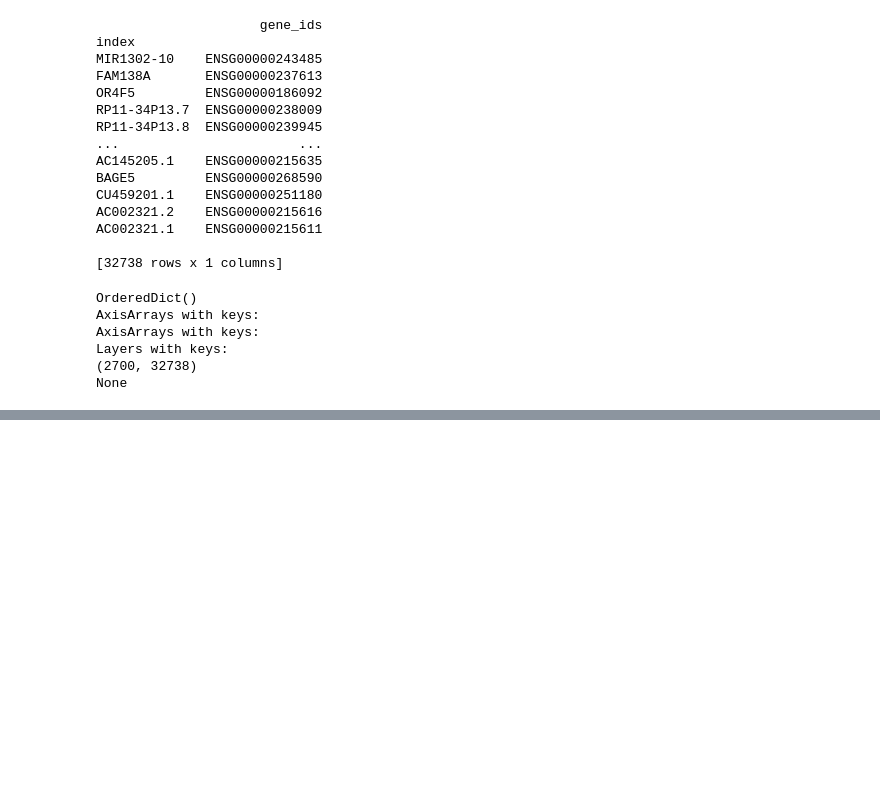
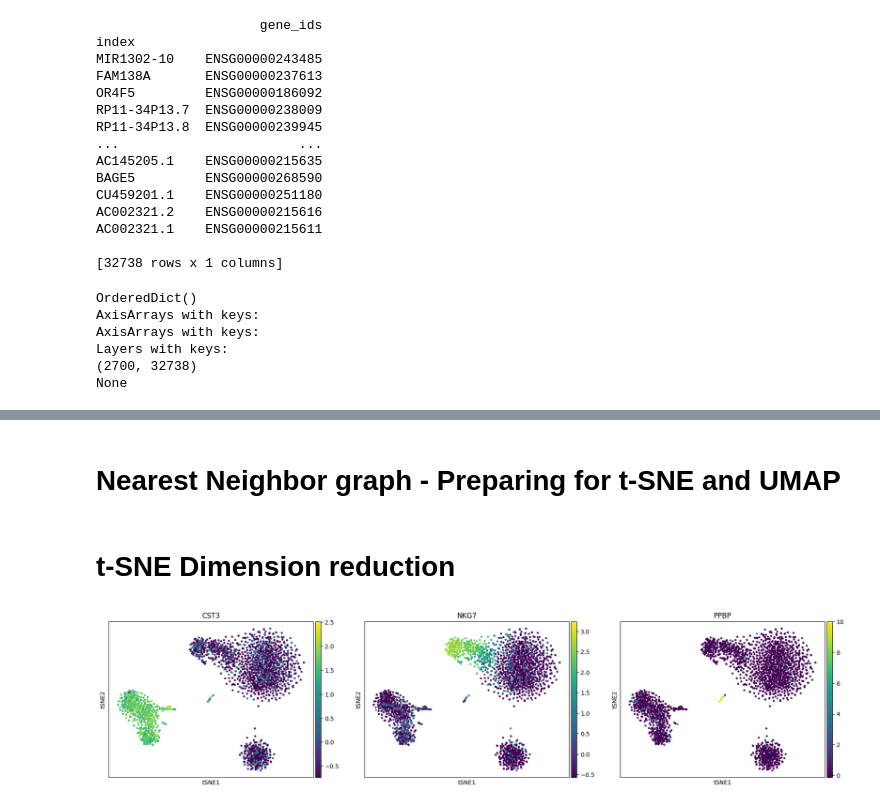
Before and after one commit to Bhuvan-1707/Semester-3-Team-C2-Projects, a Jupyter notebook: Single-Cell-RNA-Seq-Analysis/main.ipynb, the cells around one changed output, grey strips where cells are left out. Cells and saved outputs as stored; diff of their text form; code cells hidden in the pictures; blank space fills up the shorter version.

```diff
--- a/Single-Cell-RNA-Seq-Analysis/main.ipynb
+++ b/Single-Cell-RNA-Seq-Analysis/main.ipynb
@@ -56,0 +109,2 @@ None
+# %% [markdown]
+# Nearest Neighbor graph - Preparing for t-SNE and UMAP
@@ -56,0 +113,8 @@ None
+# %% [markdown]
+# t-SNE Dimension reduction
+# %%
+# t-SNE
+sp.tl.tsne(df)
+sp.pl.tsne(df, color=['CST3', 'NKG7', 'PPBP'])
+# %% [output]
+[figure, added]
```
Also changed, not shown: parts of 28 cells of this notebook.
